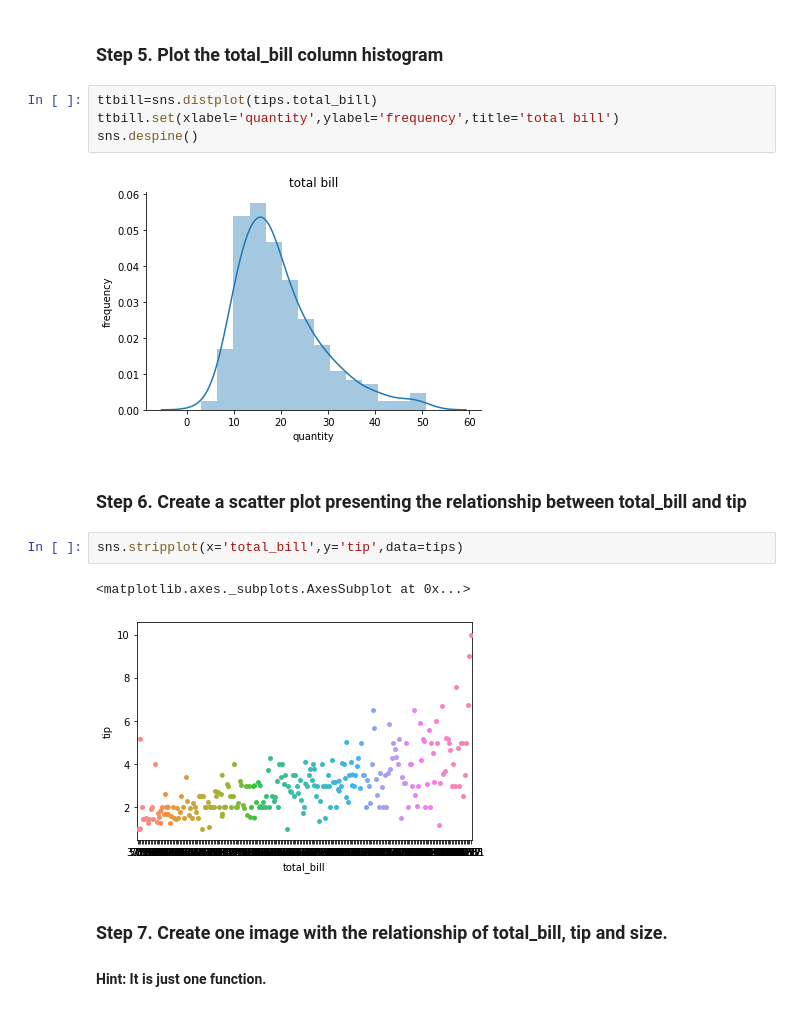
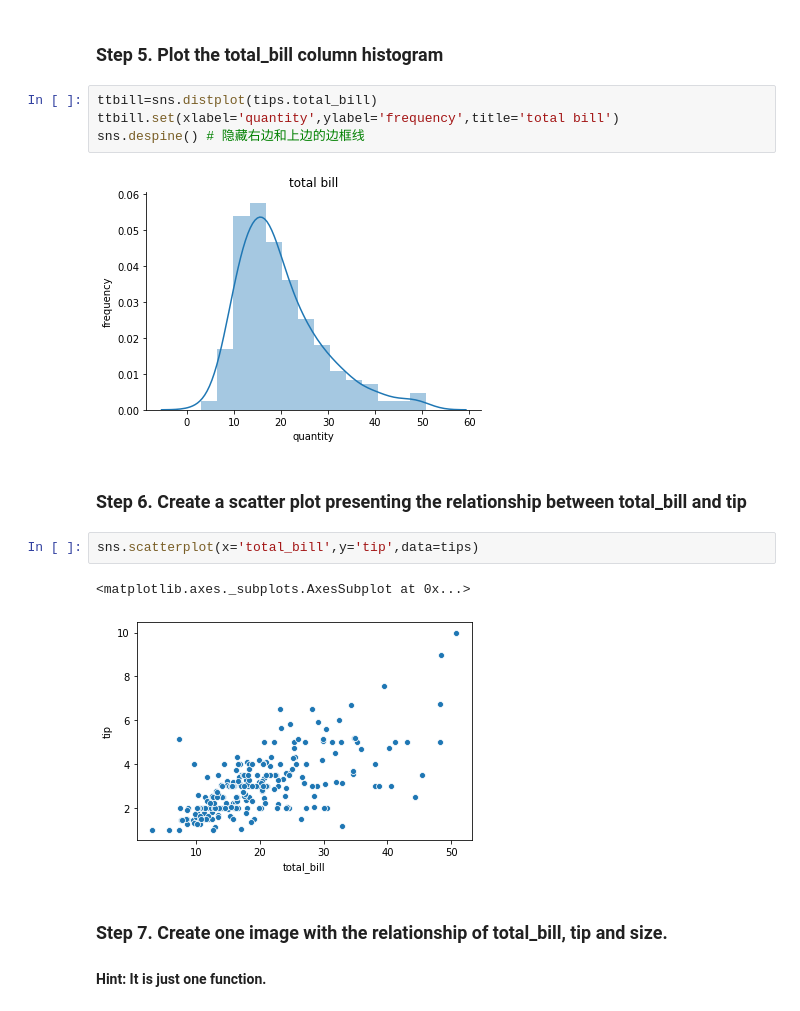
Before and after one commit to jinlin82/2020-python-learning-master, a Jupyter notebook: Week4-Pandas/lmk/pandas_exercises_with_data/07_Visualization/Tips/Exercises.ipynb, the cells around one changed output. Saved outputs shown, nothing was run; the diff lists cells and outputs as text.

```diff
--- a/Week4-Pandas/lmk/pandas_exercises_with_data/07_Visualization/Tips/Exercises.ipynb
+++ b/Week4-Pandas/lmk/pandas_exercises_with_data/07_Visualization/Tips/Exercises.ipynb
@@ -43,16 +43,16 @@ tips.head()
 # %%
 ttbill=sns.distplot(tips.total_bill)
 ttbill.set(xlabel='quantity',ylabel='frequency',title='total bill')
-sns.despine()
+sns.despine() # 隐藏右边和上边的边框线
 # %% [output]
 [figure]
 # %% [markdown]
 ### Step 6. Create a scatter plot presenting the relationship between total_bill and tip
 # %%
-sns.stripplot(x='total_bill',y='tip',data=tips)
+sns.scatterplot(x='total_bill',y='tip',data=tips)
 # %% [output]
 <matplotlib.axes._subplots.AxesSubplot at 0x...>
-[figure, old version]
+[figure, new version]
 # %% [markdown]
 ### Step 7.  Create one image with the relationship of total_bill, tip and size.
 #### Hint: It is just one function.
```
Also changed, not shown: 10 other files.
